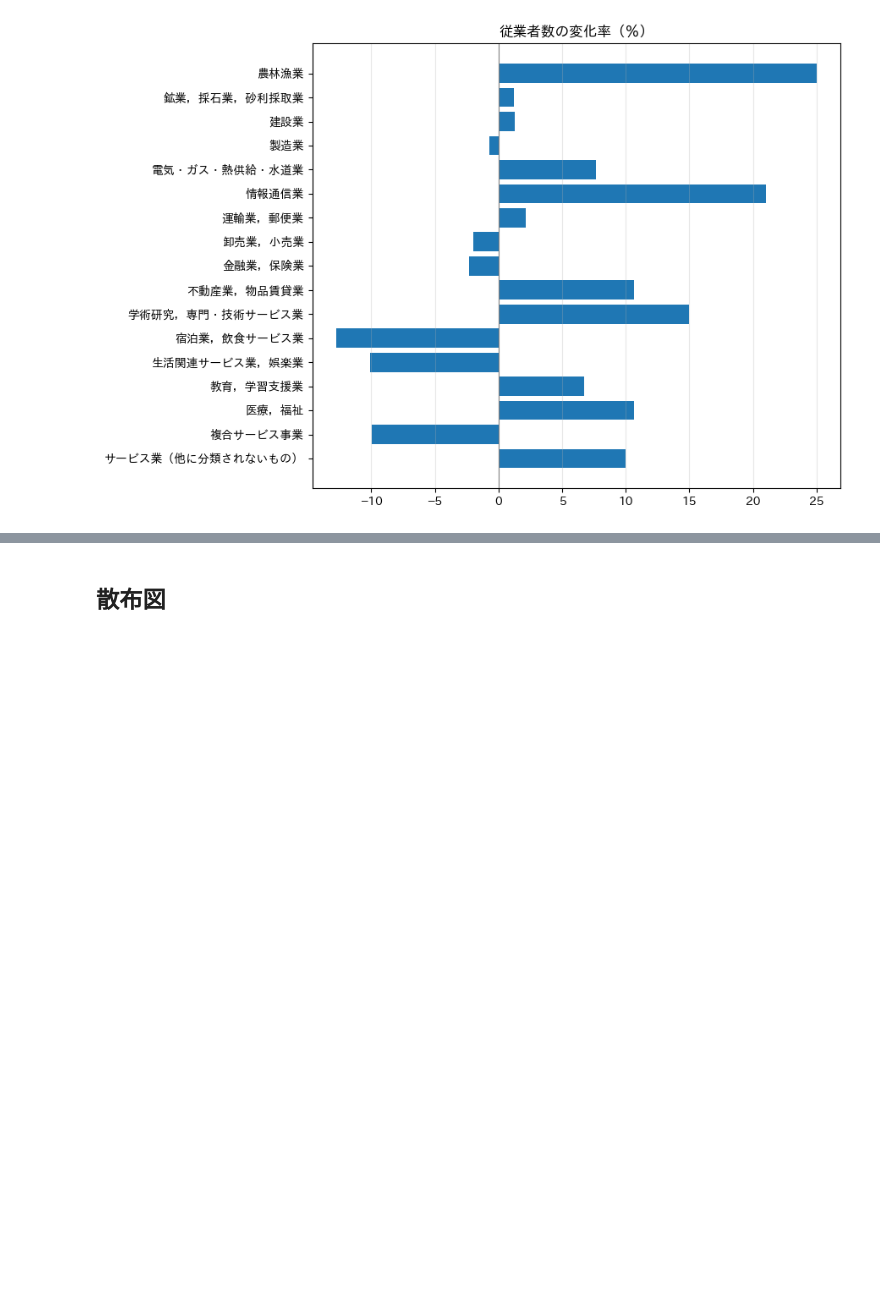
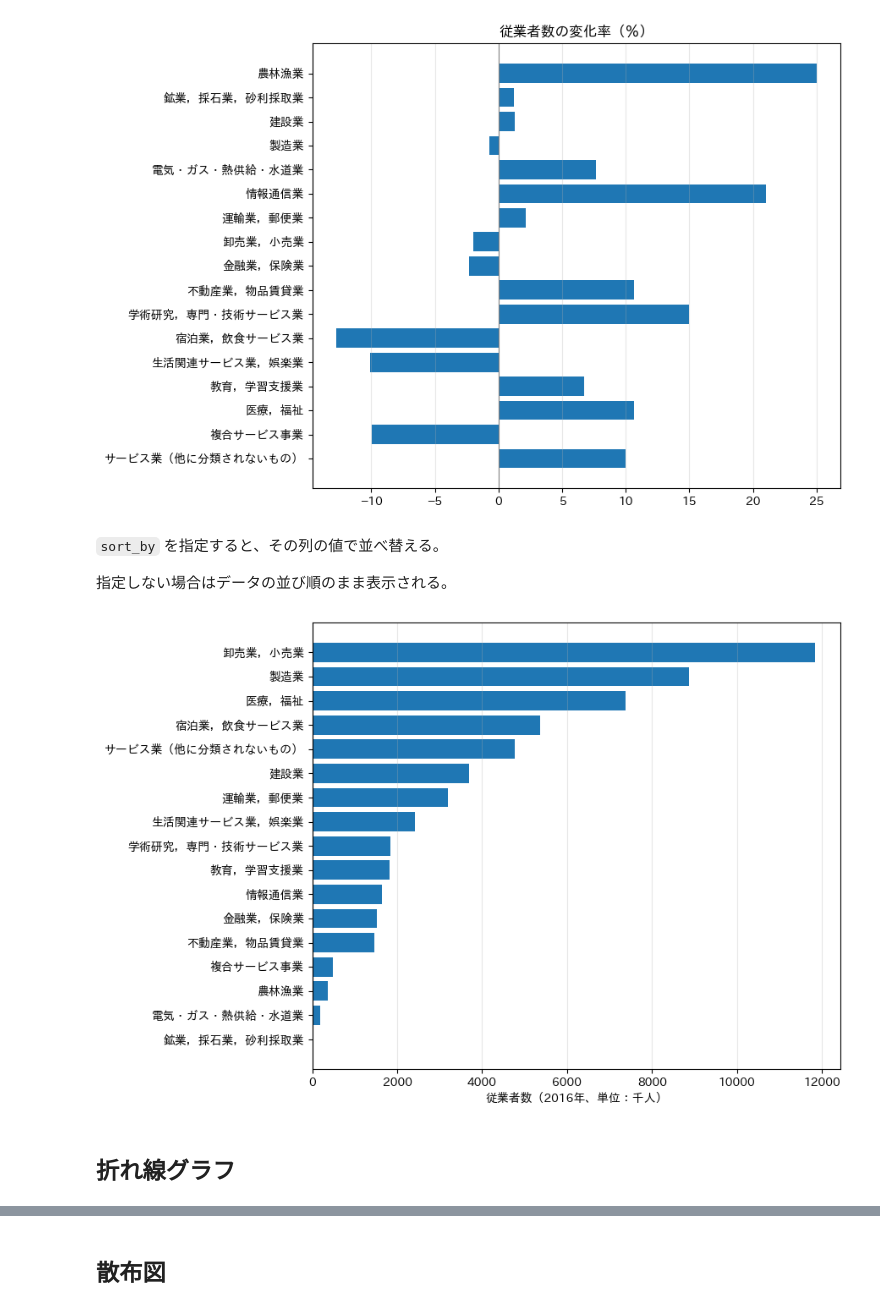
Before and after one commit to Py4Project/py4project, a Jupyter notebook: examples/example.ipynb, the cells around one changed output, grey strips where cells are left out. Drawn from its saved outputs; the diff is of its cells as text; code cells hidden in the pictures; blank space fills up the shorter version.

```diff
--- a/examples/example.ipynb
+++ b/examples/example.ipynb
@@ -123,2 +129,14 @@ pyp.bar_plot('w変化率', data=df, title='従業者数の変化率（％）', x
 # %% [output]
 [figure]
+# %% [markdown]
+`sort_by` を指定すると、その列の値で並べ替える。
+
+指定しない場合はデータの並び順のまま表示される。
+# %%
+pyp.bar_plot('w2016', data=df, label_col='産業',
+             sort_by='w2016',   # 従業者数の大きい順に並べ替える
+             xlabel='従業者数（2016年、単位：千人）')
+# %% [output]
+[figure, added]
+# %% [markdown]
+## 折れ線グラフ
```
Also changed, not shown: parts of 25 cells of this notebook.
